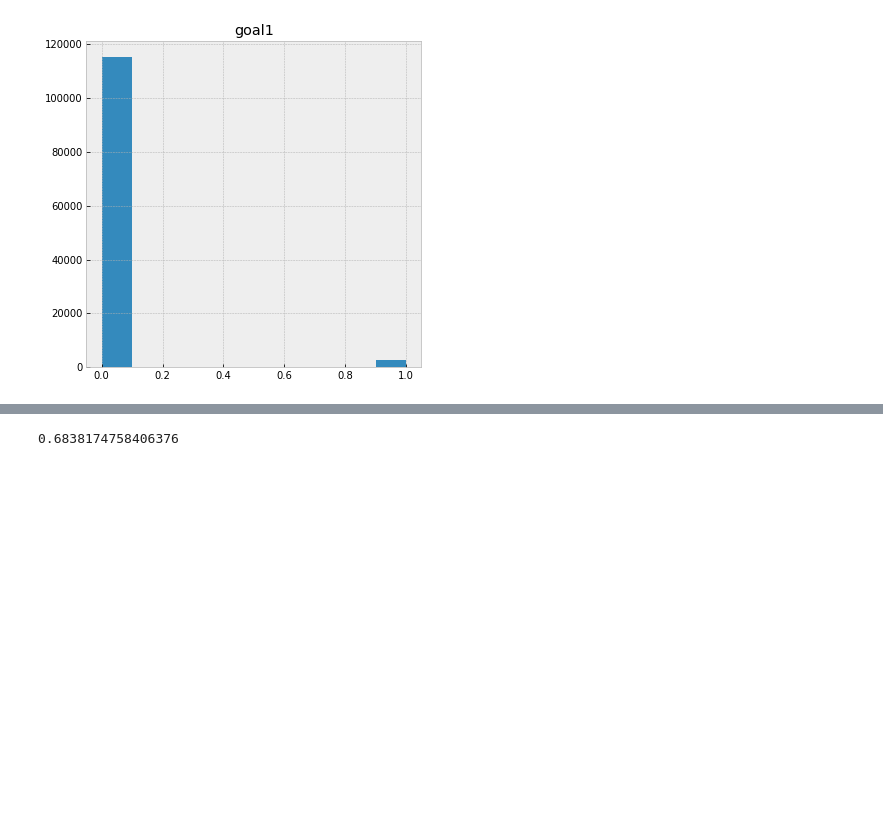
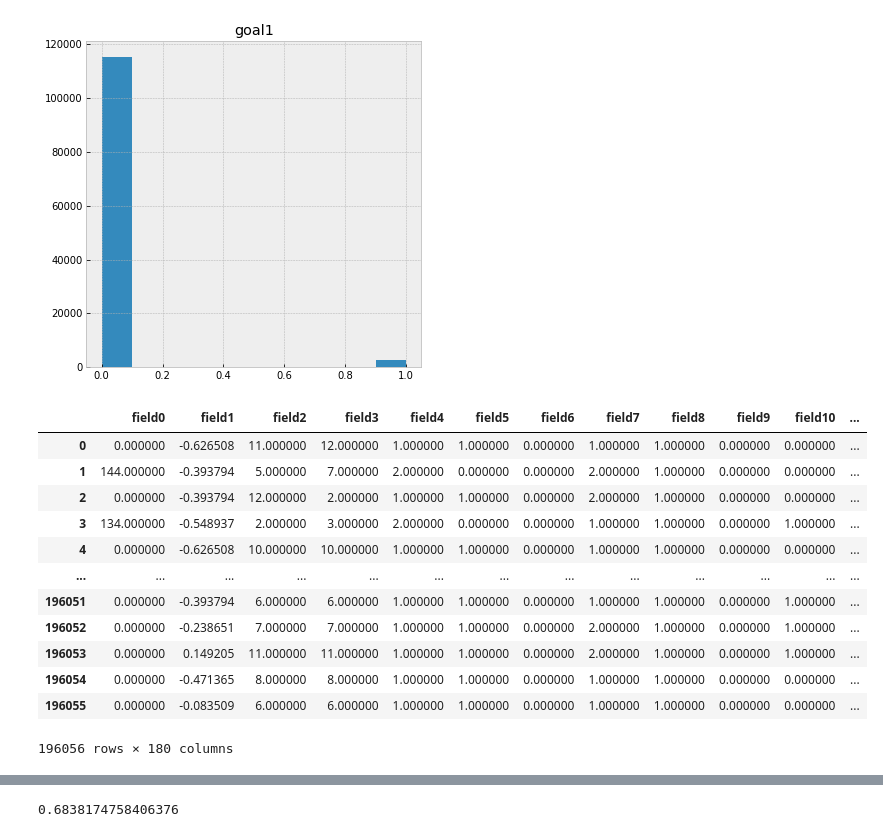
Before and after one commit to andygoosh/OneTwoTrip-Contest, a Jupyter notebook: workinprogress.ipynb, the cells around one changed output, grey strips where cells are left out. Drawn from its saved outputs; the diff is of its cells as text; code cells hidden in the pictures; blank space fills up the shorter version.

```diff
--- a/workinprogress.ipynb
+++ b/workinprogress.ipynb
@@ -153,39 +153,6 @@ print(X.shape)
 # %% [output]
 (117907, 30)
 [figure]
-# %%
-def prepare_data( data, undersample=0 ):
-
-  X = data.copy()
-  y = []
-
-  # undersampling
-  if undersample > 0:
-    # Separate majority and minority classes
-    df_majority = X[X['goal1']==0]
-    df_minority = X[X['goal1']==1]
-
-    n_samples = math.floor( X['goal1'].sum() * undersample )
-
-    # Downsample majority class
-    df_majority_downsampled = resample(df_majority,
-                                    replace=False,    # sample without replacement
-                                    n_samples=n_samples,     # to match minority class
-                                    random_state=RS) # reproducible results
-
-    # Combine minority class with downsampled majority class
-    X = pd.concat([df_majority_downsampled, df_minority])# Separate majority and minority classes
-
-  # separate the target
-  if  'goal1' in X.columns:
-    y = X[['goal1']].astype(np.float32)
-
-  FTS = list(filter(lambda x: 'field' in x, data.columns))
-  X = X[FTS].astype(np.float32)
-
-  # drop unimportant or negatively impacting
-
-  return X, y
 # %%
 def fit_estimate( X, y, model_generator, n_folds = 5, n_neighbors=0, degree=0):
 
@@ -257,3 +272,20 @@ def estimate(X, y, model):
+# %%
+X, y = prepare_data( df_train )
+X
+# %% [output]
+|  | field0 | field1 | field2 | field3 | field4 | field5 | field6 | field7 | field8 | field9 | field10 | ... |
+| 0 | 0.000000 | -0.626508 | 11.000000 | 12.000000 | 1.000000 | 1.000000 | 0.000000 | 1.000000 | 1.000000 | 0.000000 | 0.000000 | ... |
+| 1 | 144.000000 | -0.393794 | 5.000000 | 7.000000 | 2.000000 | 0.000000 | 0.000000 | 2.000000 | 1.000000 | 0.000000 | 0.000000 | ... |
+| 2 | 0.000000 | -0.393794 | 12.000000 | 2.000000 | 1.000000 | 1.000000 | 0.000000 | 2.000000 | 1.000000 | 0.000000 | 0.000000 | ... |
+| 3 | 134.000000 | -0.548937 | 2.000000 | 3.000000 | 2.000000 | 0.000000 | 0.000000 | 1.000000 | 1.000000 | 0.000000 | 1.000000 | ... |
+| 4 | 0.000000 | -0.626508 | 10.000000 | 10.000000 | 1.000000 | 1.000000 | 0.000000 | 1.000000 | 1.000000 | 0.000000 | 0.000000 | ... |
+| ... | ... | ... | ... | ... | ... | ... | ... | ... | ... | ... | ... | ... |
+| 196051 | 0.000000 | -0.393794 | 6.000000 | 6.000000 | 1.000000 | 1.000000 | 0.000000 | 1.000000 | 1.000000 | 0.000000 | 1.000000 | ... |
+| 196052 | 0.000000 | -0.238651 | 7.000000 | 7.000000 | 1.000000 | 1.000000 | 0.000000 | 2.000000 | 1.000000 | 0.000000 | 1.000000 | ... |
+| 196053 | 0.000000 | 0.149205 | 11.000000 | 11.000000 | 1.000000 | 1.000000 | 0.000000 | 2.000000 | 1.000000 | 0.000000 | 1.000000 | ... |
+| 196054 | 0.000000 | -0.471365 | 8.000000 | 8.000000 | 1.000000 | 1.000000 | 0.000000 | 1.000000 | 1.000000 | 0.000000 | 0.000000 | ... |
+| 196055 | 0.000000 | -0.083509 | 6.000000 | 6.000000 | 1.000000 | 1.000000 | 0.000000 | 1.000000 | 1.000000 | 0.000000 | 0.000000 | ... |
+196056 rows × 180 columns
 # %%
 from sklearn.pipeline import make_pipeline
 from sklearn.naive_bayes import GaussianNB
```
Also changed, not shown: parts of 2 cells of this notebook.
